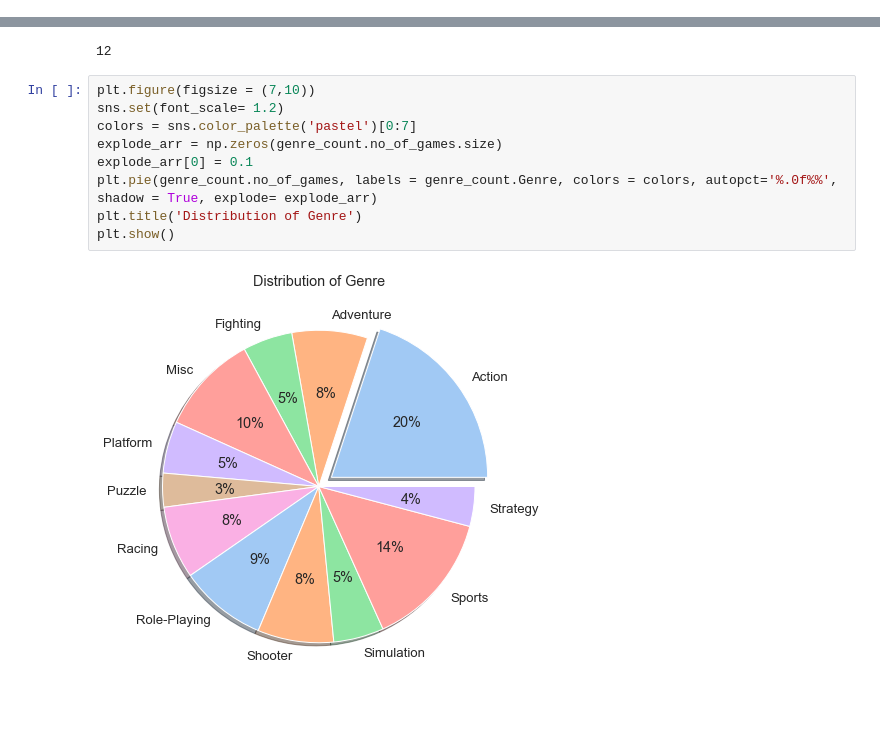
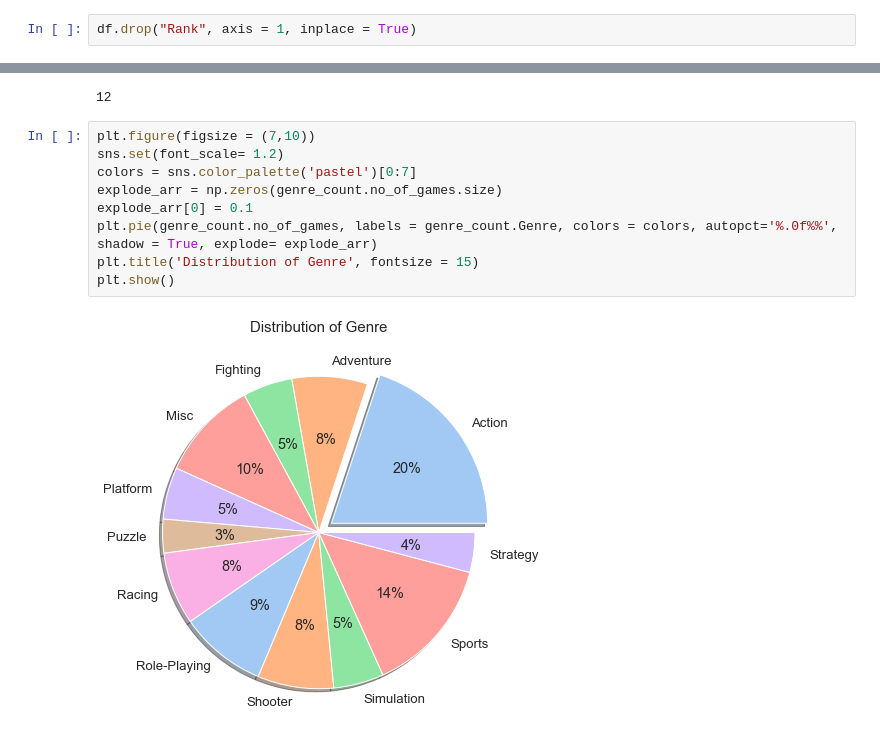
Before and after one commit to Sidhant1201/ViedoGameSales, a Jupyter notebook: VGsales EDAproject/VGsales.ipynb, the cells around one changed output, grey strips where cells are left out. Drawn from its saved outputs; the diff is of its cells as text; blank space fills up the shorter version.

```diff
--- a/VGsales EDAproject/VGsales.ipynb
+++ b/VGsales EDAproject/VGsales.ipynb
@@ -62,3 +78,5 @@ df.describe(include= 'object')
+# %%
+df.drop("Rank", axis = 1, inplace = True)
 # %%
 df.isnull().sum()
 # %% [output]
@@ -168,11 +217,11 @@ genre_count.no_of_games.size
 # %%
 plt.figure(figsize = (7,10))
 sns.set(font_scale= 1.2)
 colors = sns.color_palette('pastel')[0:7]
 explode_arr = np.zeros(genre_count.no_of_games.size)
 explode_arr[0] = 0.1
 plt.pie(genre_count.no_of_games, labels = genre_count.Genre, colors = colors, autopct='%.0f%%', shadow = True, explode= explode_arr)
-plt.title('Distribution of Genre')
+plt.title('Distribution of Genre', fontsize = 15)
 plt.show()
 # %% [output]
-[figure, old version]
+[figure, new version]
```
Also changed, not shown: parts of 26 cells of this notebook.
